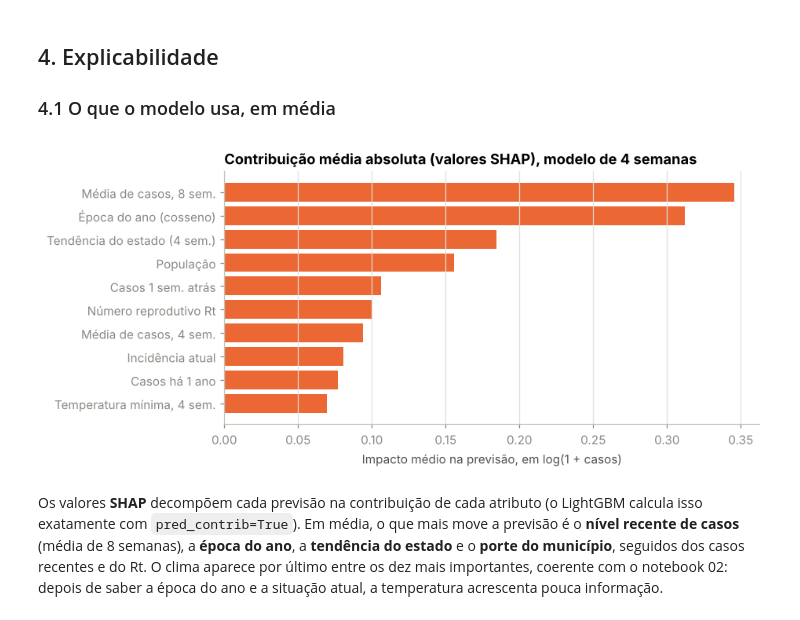
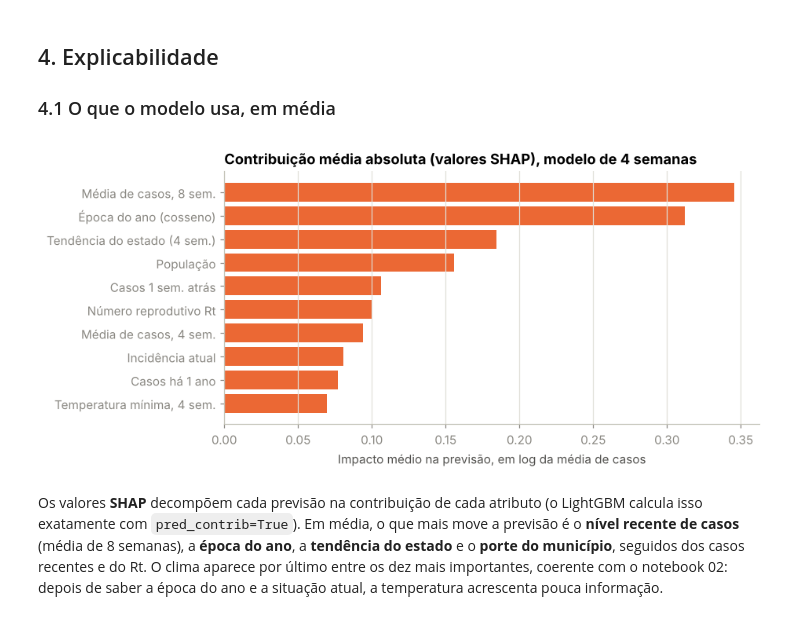
Before and after one commit to luishenrique1702/radar-dengue, a Jupyter notebook: notebooks/03_modelagem_e_avaliacao.ipynb, the cells around one changed output. Drawn from its saved outputs; the diff is of its cells as text; code cells hidden in the pictures.

```diff
--- a/notebooks/03_modelagem_e_avaliacao.ipynb
+++ b/notebooks/03_modelagem_e_avaliacao.ipynb
@@ -281,23 +338,23 @@ ax.yaxis.set_major_formatter(lambda v, _: f"{v/1000:.0f} mil"); ax.legend(); plt
 # %%
 amostra = previsoes[4].sample(20000, random_state=0)
 contrib = modelo_h4.predict(amostra[FEATURES], pred_contrib=True)[:, :-1]
 shap_medio = pd.Series(np.abs(contrib).mean(axis=0), index=FEATURES).sort_values()
 
 nomes = {"inc100k_lag0": "Incidência atual", "cresc_estado_4s": "Tendência do estado (4 sem.)",
          "sem_cos": "Época do ano (cosseno)", "sem_sin": "Época do ano (seno)", "Rt": "Número reprodutivo Rt",
          "log_media8": "Média de casos, 8 sem.", "log_media4": "Média de casos, 4 sem.",
          "log_casos_lag0": "Casos da semana atual", "crescimento_4s": "Crescimento em 4 sem.",
          "tempmin_media4": "Temperatura mínima, 4 sem.", "log_casos_lag52": "Casos há 1 ano",
          "log_pop": "População", "log_casos_lag1": "Casos 1 sem. atrás",
          "log_casos_lag2": "Casos 2 sem. atrás", "log_casos_lag3": "Casos 3 sem. atrás"}
 top = shap_medio.tail(10)
 fig, ax = plt.subplots(figsize=(8, 3.8))
 ax.barh([nomes.get(f, f) for f in top.index], top.values, color=style.PREVISTO)
 ax.grid(axis="x"); ax.grid(axis="y", visible=False)
 ax.set_title("Contribuição média absoluta (valores SHAP), modelo de 4 semanas")
-ax.set_xlabel("Impacto médio na previsão, em log(1 + casos)"); plt.show()
+ax.set_xlabel("Impacto médio na previsão, em log da média de casos"); plt.show()
 # %% [output]
-[figure, old version]
+[figure, new version]
 # %% [markdown]
 Os valores **SHAP** decompõem cada previsão na contribuição de cada atributo (o LightGBM calcula
 isso exatamente com `pred_contrib=True`). Em média, o que mais move a previsão é o **nível recente de
```
Also changed, not shown: parts of 9 cells of this notebook, 3 other files.
